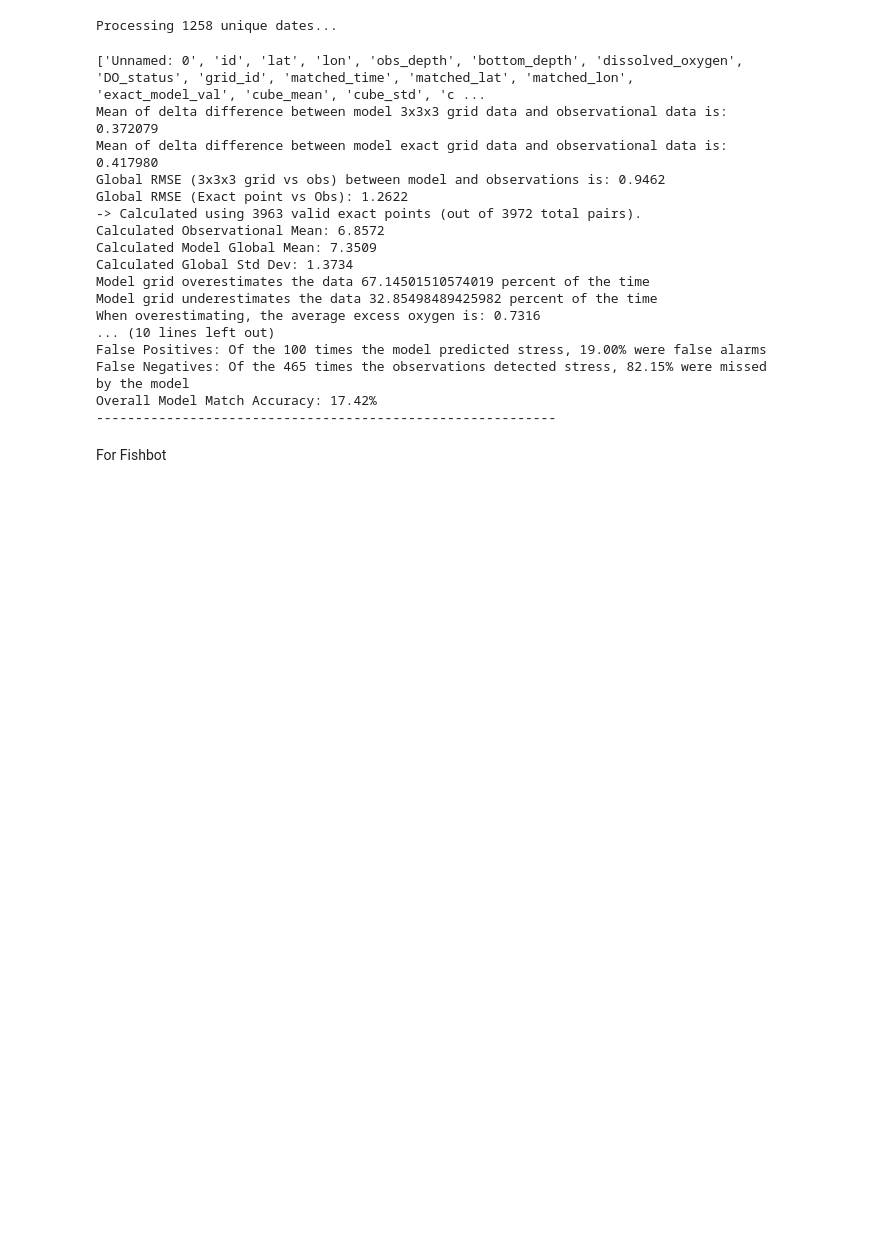
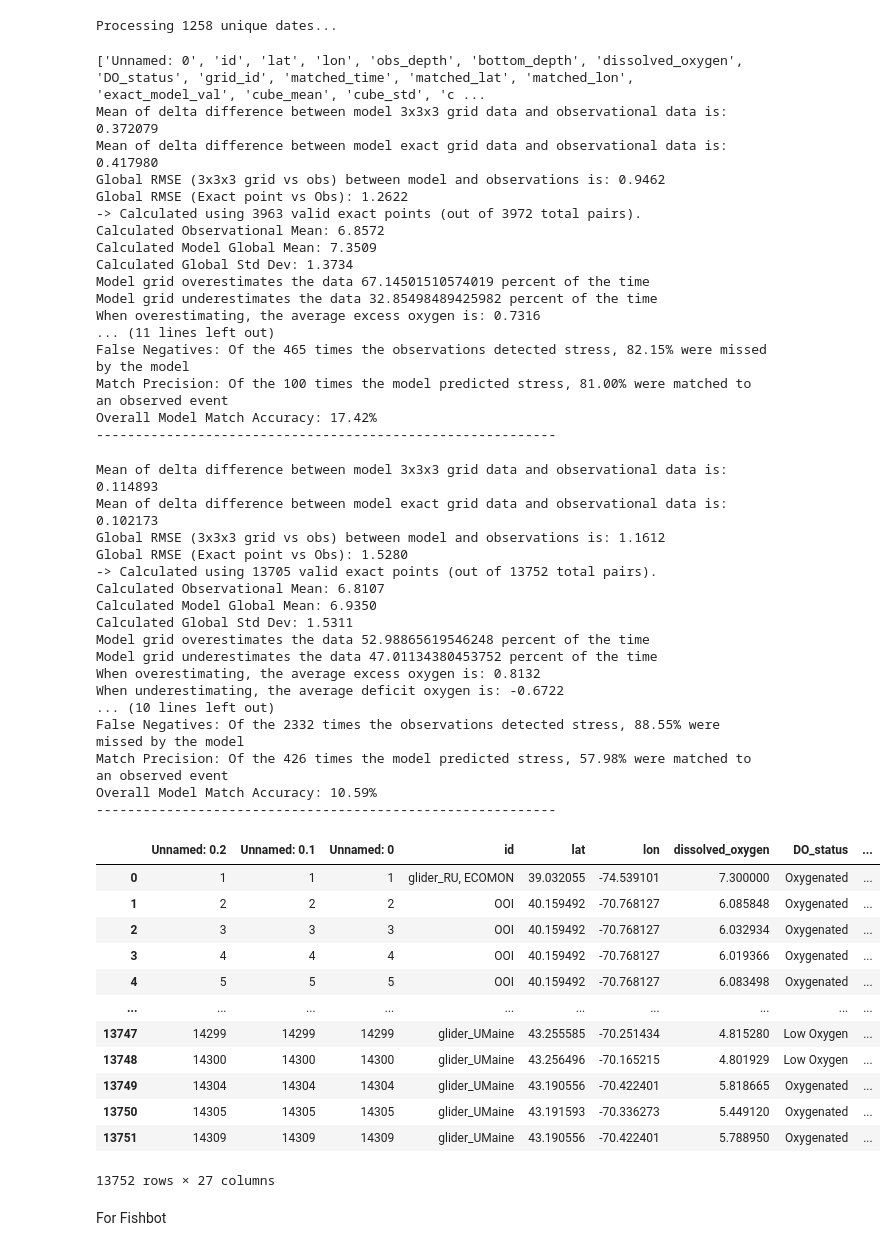
Before and after one commit to EGable1/MOM6-COBALT_2026, a Jupyter notebook: code/MOM6_3x3x3_gridding.ipynb, the cells around one changed output. Cells and saved outputs as stored; diff of their text form; code cells hidden in the pictures; blank space fills up the shorter version.

```diff
--- a/code/MOM6_3x3x3_gridding.ipynb
+++ b/code/MOM6_3x3x3_gridding.ipynb
@@ -346,6 +346,7 @@ def delta_difference(df):
         # 2. Calculate how often the model status matches the observation status exactly
         status_matches = (stressed_obs['DO_status'] == stressed_obs['model_DO_status']).sum()
         match_rate = (status_matches / len(stressed_obs)) * 100
+        match_precision = (status_matches / len(stressed_mod)) * 100
         false_positive = ((df['model_DO_status'] != 'Oxygenated') & (df['model_DO_status'] != df['DO_status'])).sum()
         false_negative = ((df['model_DO_status'] == 'Oxygenated') & (df['model_DO_status'] != df['DO_status'])).sum()
         #mod_len = len(stressed_mod) if len(stressed_mod) > 0 else 1
@@ -359,6 +360,7 @@ def delta_difference(df):
         print(f"Total model outputs showing stressed conditions: {len(stressed_mod)}")
         print(f'False Positives: Of the {len(stressed_mod)} times the model predicted stress, {fpp:.2f}% were false alarms')
         print(f'False Negatives: Of the {len(stressed_obs)} times the observations detected stress, {fnp:.2f}% were missed by the model')
+        print(f'Match Precision: Of the {len(stressed_mod)} times the model predicted stress, {match_precision:.2f}% were matched to an observed event')
         print(f"Overall Model Match Accuracy: {match_rate:.2f}%")
         print(f"-----------------------------------------------------------")
     return df
@@ -672,11 +674,45 @@ Calculated Global Std Dev: 1.3734
 Model grid overestimates the data 67.14501510574019 percent of the time
 Model grid underestimates the data 32.85498489425982 percent of the time
 When overestimating, the average excess oxygen is: 0.7316
-... (10 lines left out)
-False Positives: Of the 100 times the model predicted stress, 19.00% were false alarms
+... (11 lines left out)
 False Negatives: Of the 465 times the observations detected stress, 82.15% were missed by the model
+Match Precision: Of the 100 times the model predicted stress, 81.00% were matched to an observed event
 Overall Model Match Accuracy: 17.42%
 -----------------------------------------------------------
+# %%
+df=pd.read_csv(r"C:\Users\edmund.gable\Documents\Hollings_2026\GitHub\MOM6-COBALT_2026\data\Processed_Data\comparison\Gliders_OOI_ECOMON_3x3x3_MOM6_comparison.csv")
+delta_difference(df)
+# %% [output]
+Mean of delta difference between model 3x3x3 grid data and observational data is: 0.114893
+Mean of delta difference between model exact grid data and observational data is: 0.102173
+Global RMSE (3x3x3 grid vs obs) between model and observations is: 1.1612
+Global RMSE (Exact point vs Obs): 1.5280
+-> Calculated using 13705 valid exact points (out of 13752 total pairs).
+Calculated Observational Mean: 6.8107
+Calculated Model Global Mean: 6.9350
+Calculated Global Std Dev: 1.5311
+Model grid overestimates the data 52.98865619546248 percent of the time
+Model grid underestimates the data 47.01134380453752 percent of the time
+When overestimating, the average excess oxygen is: 0.8132
+When underestimating, the average deficit oxygen is: -0.6722
+... (10 lines left out)
+False Negatives: Of the 2332 times the observations detected stress, 88.55% were missed by the model
+Match Precision: Of the 426 times the model predicted stress, 57.98% were matched to an observed event
+Overall Model Match Accuracy: 10.59%
+-----------------------------------------------------------
+|  | Unnamed: 0.2 | Unnamed: 0.1 | Unnamed: 0 | id | lat | lon | dissolved_oxygen | DO_status | ... |
+| 0 | 1 | 1 | 1 | glider_RU, ECOMON | 39.032055 | -74.539101 | 7.300000 | Oxygenated | ... |
+| 1 | 2 | 2 | 2 | OOI | 40.159492 | -70.768127 | 6.085848 | Oxygenated | ... |
+| 2 | 3 | 3 | 3 | OOI | 40.159492 | -70.768127 | 6.032934 | Oxygenated | ... |
+| 3 | 4 | 4 | 4 | OOI | 40.159492 | -70.768127 | 6.019366 | Oxygenated | ... |
+| 4 | 5 | 5 | 5 | OOI | 40.159492 | -70.768127 | 6.083498 | Oxygenated | ... |
+| ... | ... | ... | ... | ... | ... | ... | ... | ... | ... |
+| 13747 | 14299 | 14299 | 14299 | glider_UMaine | 43.255585 | -70.251434 | 4.815280 | Low Oxygen | ... |
+| 13748 | 14300 | 14300 | 14300 | glider_UMaine | 43.256496 | -70.165215 | 4.801929 | Low Oxygen | ... |
+| 13749 | 14304 | 14304 | 14304 | glider_UMaine | 43.190556 | -70.422401 | 5.818665 | Oxygenated | ... |
+| 13750 | 14305 | 14305 | 14305 | glider_UMaine | 43.191593 | -70.336273 | 5.449120 | Oxygenated | ... |
+| 13751 | 14309 | 14309 | 14309 | glider_UMaine | 43.190556 | -70.422401 | 5.788950 | Oxygenated | ... |
+13752 rows × 27 columns
 # %%
 final.to_csv(processed_data / 'ECOMON_MOM6_3x3x3_comparison.csv')
 # %% [markdown]
```
Also changed, not shown: parts of 5 cells of this notebook, 1 other file.
